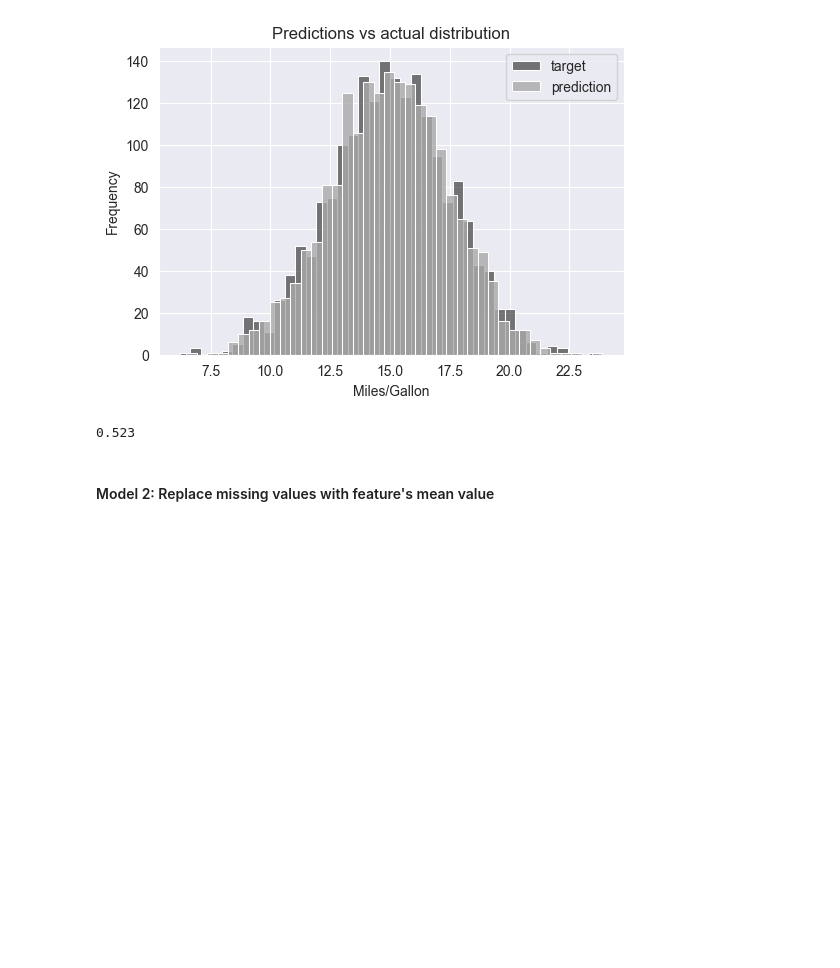
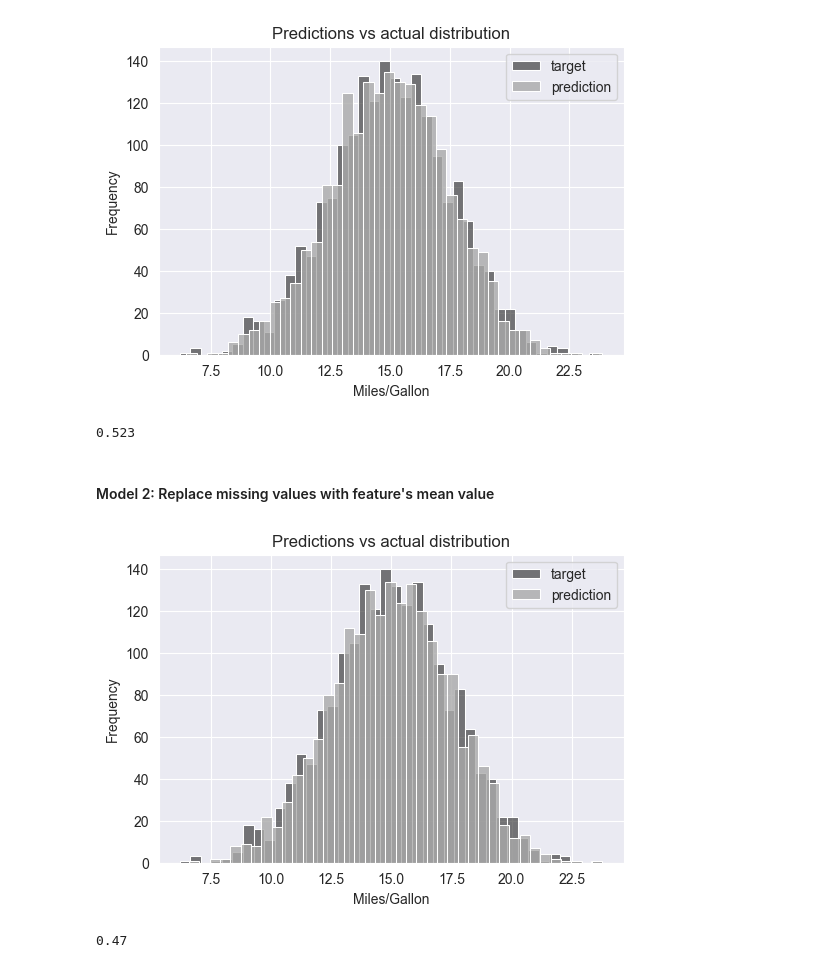
Before and after one commit to bastien-winant/ml-zoomcamp, a Jupyter notebook: 02-regression/homework.ipynb, the cells around one changed output. Saved outputs shown, nothing was run; the diff lists cells and outputs as text; code cells hidden in the pictures; blank space fills up the shorter version.

Commit message:
train and evaluate second model

```diff
--- a/02-regression/homework.ipynb
+++ b/02-regression/homework.ipynb
@@ -131,3 +131,31 @@ print(f"{rmse(y_val, y_pred):.3}")
 0.523
 # %% [markdown]
 #### Model 2: Replace missing values with feature's mean value
+# %%
+X_train = df_train[base]
+m = X_train.horsepower.mean()
+X_train.horsepower = X_train.horsepower.fillna(m)
+w_0, w = train_linear_regression(X_train, y_train)
+# %%
+X_val = df_val[base]
+X_val.horsepower = X_val.horsepower.fillna(m)
+y_pred = w_0 + X_val.dot(w)
+# %%
+plt.figure(figsize=(6, 4))
+
+sns.histplot(y_val, label='target', color='#222222', alpha=0.6, bins=40)
+sns.histplot(y_pred, label='prediction', color='#aaaaaa', alpha=0.8, bins=40)
+
+plt.legend()
+
+plt.ylabel('Frequency')
+plt.xlabel('Miles/Gallon')
+plt.title('Predictions vs actual distribution')
+
+plt.show()
+# %% [output]
+[figure, added]
+# %%
+print(f"{rmse(y_val, y_pred):.3}")
+# %% [output]
+0.47
```
